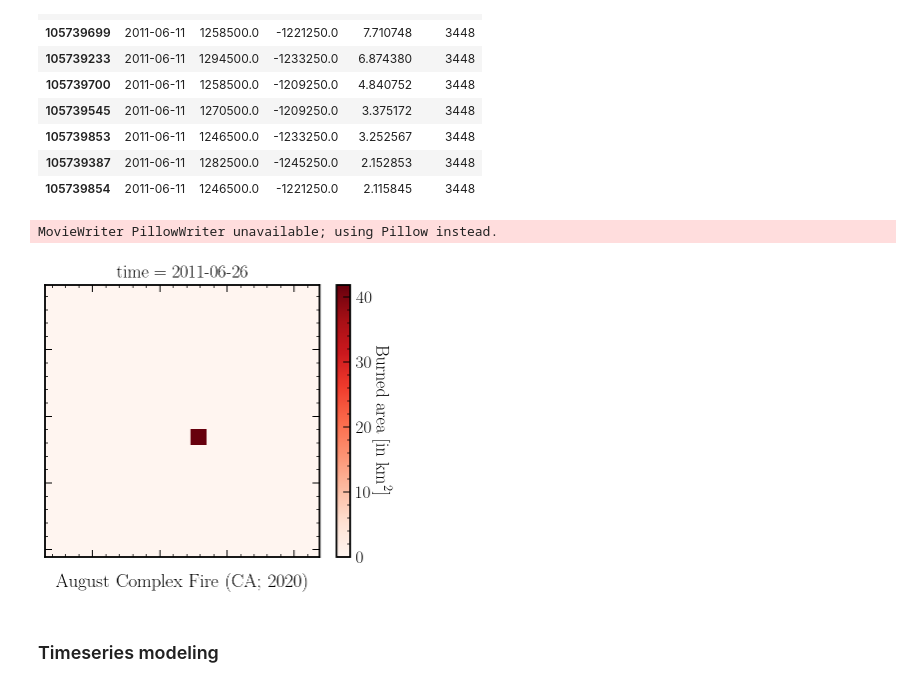
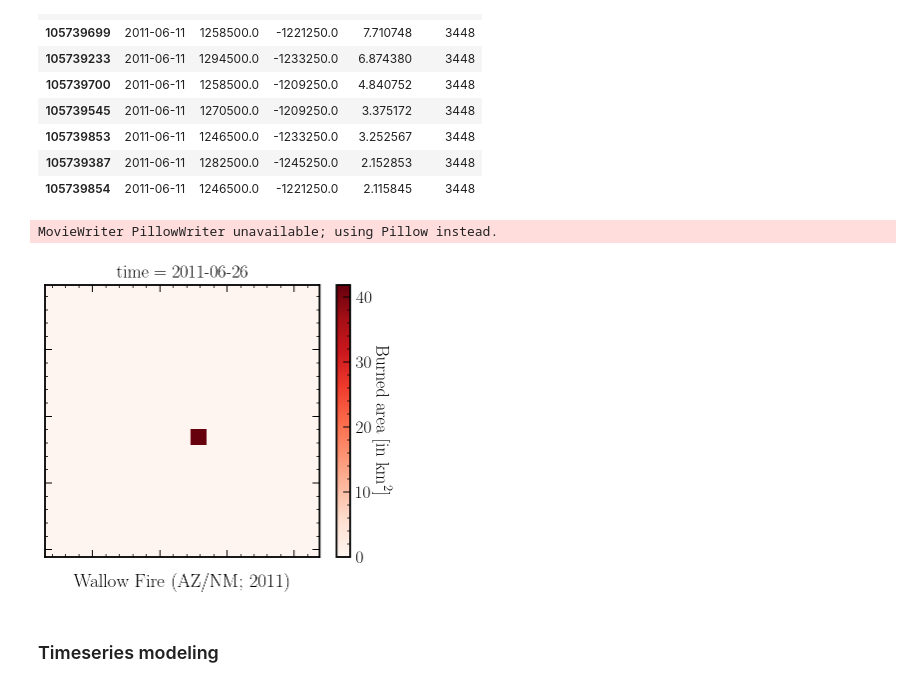
Before and after one commit to jtbuch/fire_hazard_index, a Jupyter notebook: scripts/preliminary_data_analysis.ipynb, the cells around one changed output. Cells and saved outputs as stored; diff of their text form; code cells hidden in the pictures.

```diff
--- a/scripts/preliminary_data_analysis.ipynb
+++ b/scripts/preliminary_data_analysis.ipynb
@@ -435,36 +435,36 @@ fig, ax = plt.subplots()
 
 # Create a dummy plot for the colorbar
 subset = forest_xarr.sel(time=forest_df.loc[ind].time + timedelta(days=days_arr[0]),
                          Y=(forest_xarr.Y < forest_df.loc[ind].Y + n_grid*cellwidth) & (forest_xarr.Y > forest_df.loc[ind].Y - n_grid*cellwidth),
                          X=(forest_xarr.X < forest_df.loc[ind].X + n_grid*cellwidth) & (forest_xarr.X > forest_df.loc[ind].X - n_grid*cellwidth), method= 'nearest')
 im = subset.plot(ax=ax, cmap=plt.cm.Reds, add_colorbar=False)
 cbar = fig.colorbar(im, ax=ax)
 cbar.ax.set_ylabel(ylabel= r'Burned area [in ${\rm km}^2$]', rotation= 270, labelpad= 20, fontsize= 18)
 ax.set_xticklabels([])
 ax.set_yticklabels([])
 ax.set_xlabel('')
 ax.set_ylabel('')
 
 # Define the update function
 def update(day):
     ax.clear()
     subset = forest_xarr.sel(time=forest_df.loc[ind].time + timedelta(days=day),
                              Y=(forest_xarr.Y < forest_df.loc[ind].Y + n_grid*cellwidth) & (forest_xarr.Y > forest_df.loc[ind].Y - n_grid*cellwidth),
                              X=(forest_xarr.X < forest_df.loc[ind].X + n_grid*cellwidth) & (forest_xarr.X > forest_df.loc[ind].X - n_grid*cellwidth), method= 'nearest')
     im = subset.plot(ax=ax, cmap=plt.cm.Reds, add_colorbar=False)
     ax.set_xticklabels([])
     ax.set_yticklabels([])
-    ax.set_xlabel('August Complex Fire (CA; 2020)')
+    ax.set_xlabel('Wallow Fire (AZ/NM; 2011)') #ax.set_xlabel('August Complex Fire (CA; 2020)')
     ax.set_ylabel('')
     return im,
 
 # Create the animation
 ani = FuncAnimation(fig, update, frames=days_arr, repeat=False, blit=True)
 HTML(ani.to_html5_video())
-#ani.save('../plots/walllowfire_animation.gif', writer='PillowWriter', fps= 2, dpi= 300) #augcompfire
+#ani.save('../plots/wallowfire_animation.gif', writer='PillowWriter', fps= 2, dpi= 300) #augcompfire
 # %% [output]
 MovieWriter PillowWriter unavailable; using Pillow instead.
-[figure, old version]
+[figure, new version]
 # %% [markdown]
 ### Timeseries modeling
 # %%
```
